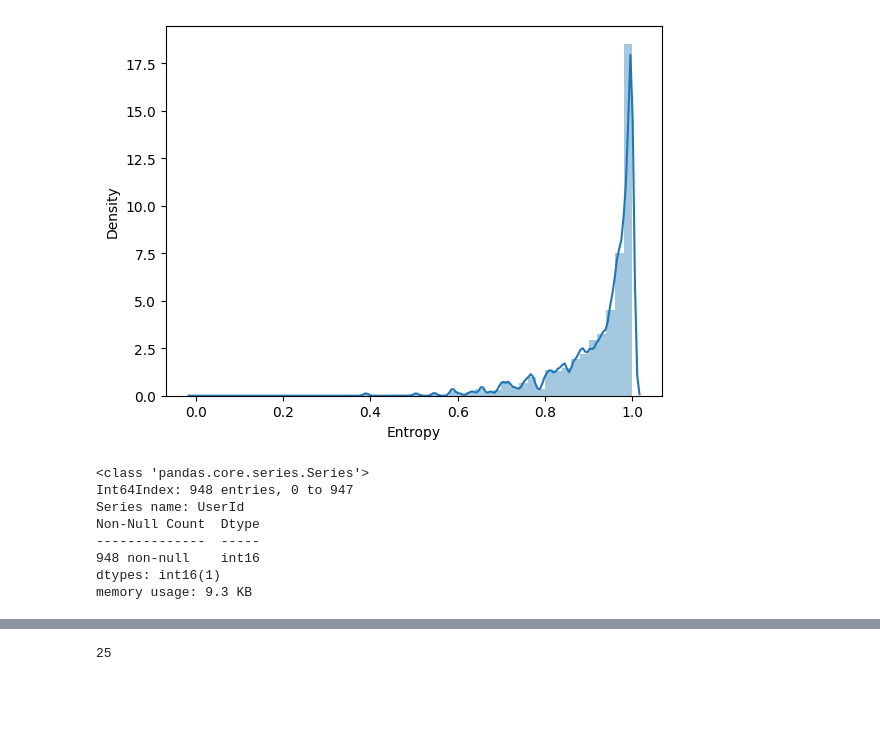
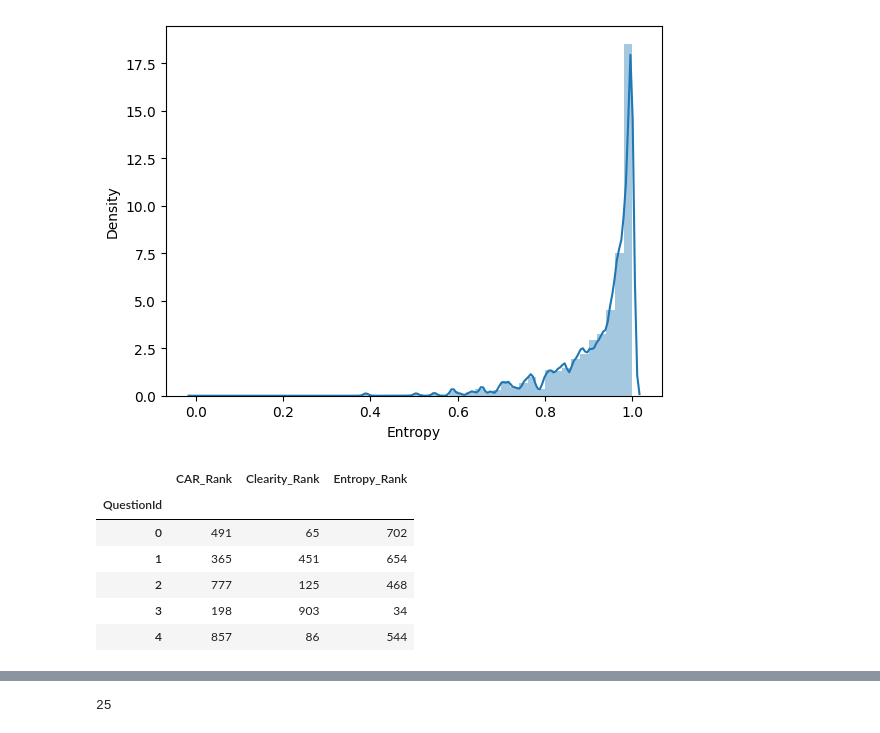
Before and after one commit to donasensei/QQA, a Jupyter notebook: Final.ipynb, the cells around one changed output, grey strips where cells are left out. Saved outputs shown, nothing was run; the diff lists cells and outputs as text; code cells hidden in the pictures; blank space fills up the shorter version.

```diff
--- a/Final.ipynb
+++ b/Final.ipynb
@@ -257,20 +255,3 @@ https://gist.github.com/mwaskom/de44147ed2974457ad6372750bbe5751
   sns.distplot(train['Entropy'])
 <Axes: xlabel='Entropy', ylabel='Density'>
 [figure]
-# %%
-rank = train.groupby('QuestionId')['UserId'].count().rank(method='first', ascending=False).astype('int16')
-rank.info()
-
-submission = pd.read_csv('submission/template.csv')
-submission['ranking'] = rank
-
-top_20_submission = submission.nlargest(20, 'ranking')
-# %% [output]
-<class 'pandas.core.series.Series'>
-Int64Index: 948 entries, 0 to 947
-Series name: UserId
-Non-Null Count  Dtype
---------------  -----
-948 non-null    int16
-dtypes: int16(1)
-memory usage: 9.3 KB
@@ -276,0 +264,11 @@ memory usage: 9.3 KB
+# %%
+all_rank = train.groupby('QuestionId').apply(lambda gpby_df: gpby_df[['CAR_Rank', 'Clearity_Rank', 'Entropy_Rank']].mean()).astype(int)
+all_rank.head()
+# %% [output]
+|  | CAR_Rank | Clearity_Rank | Entropy_Rank |
+| QuestionId |  |  |  |
+| 0 | 491 | 65 | 702 |
+| 1 | 365 | 451 | 654 |
+| 2 | 777 | 125 | 468 |
+| 3 | 198 | 903 | 34 |
+| 4 | 857 | 86 | 544 |
```
Also changed, not shown: parts of 6 cells of this notebook, 1 other file.
